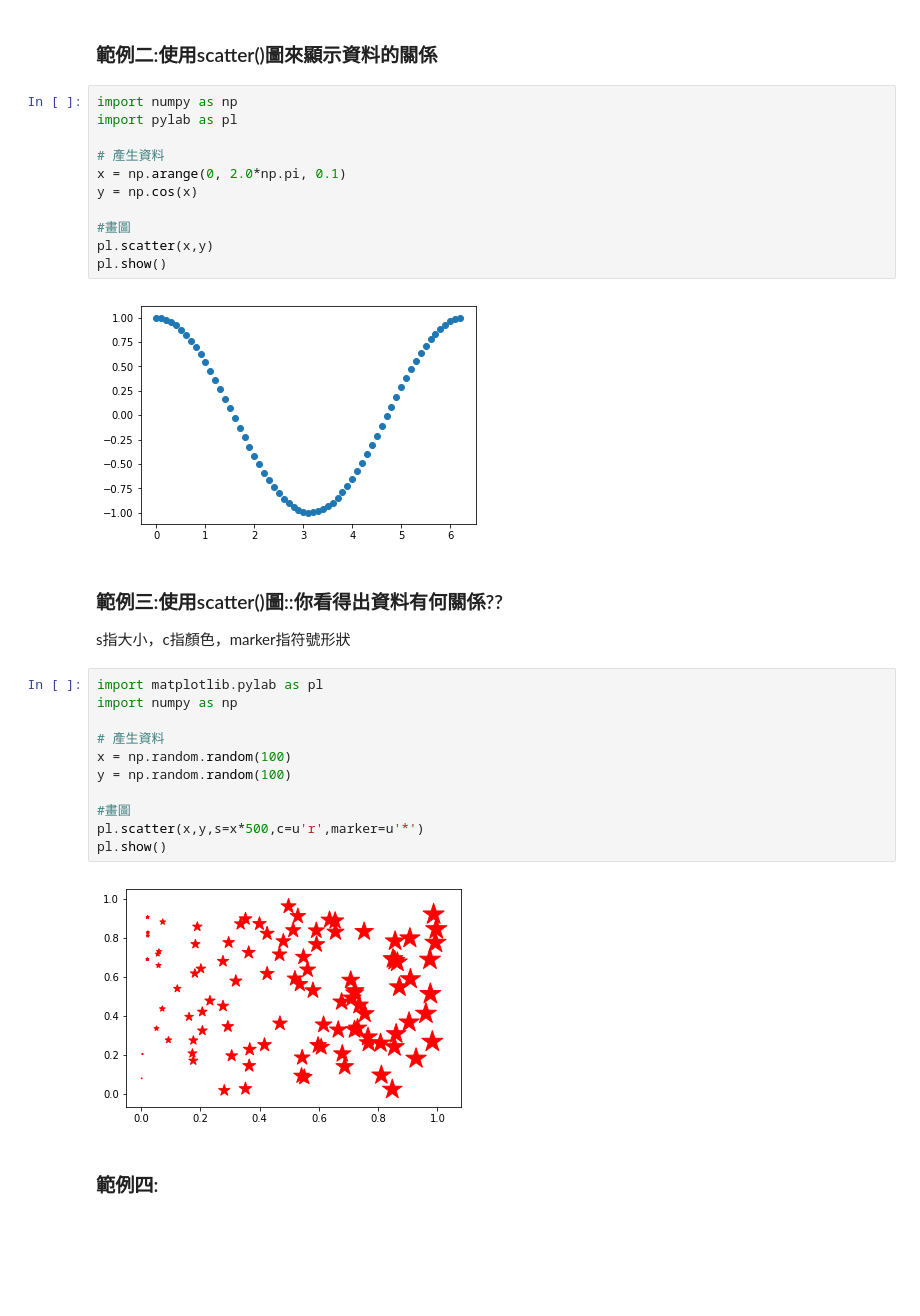
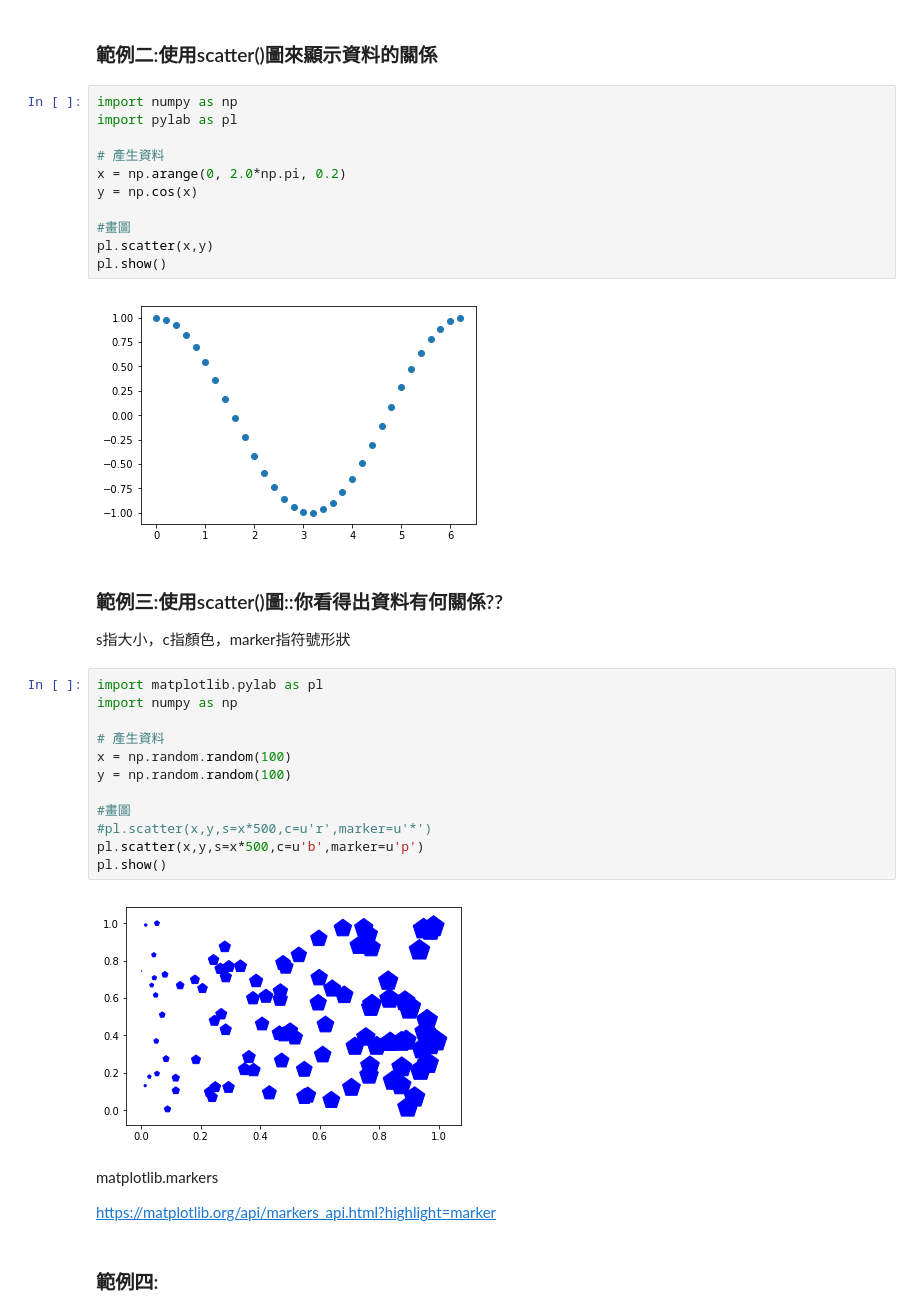
Before and after one commit to A050E108/AI4high, a Jupyter notebook: Matplotlib範例學習快速入門.ipynb, the cells around one changed output. Cells and saved outputs as stored; diff of their text form; blank space fills up the shorter version.

```diff
--- a/Matplotlib範例學習快速入門.ipynb
+++ b/Matplotlib範例學習快速入門.ipynb
@@ -47,14 +58,14 @@ import numpy as np
 import pylab as pl
 
 # 產生資料
-x = np.arange(0, 2.0*np.pi, 0.1)
+x = np.arange(0, 2.0*np.pi, 0.2)
 y = np.cos(x)
 
 #畫圖
 pl.scatter(x,y)
 pl.show()
 # %% [output]
-[figure, old version]
+[figure, new version]
 # %% [markdown]
 ### 範例三:使用scatter()圖::你看得出資料有何關係??
 
@@ -62,16 +73,21 @@ s指大小，c指顏色，marker指符號形狀
 # %%
 import matplotlib.pylab as pl
 import numpy as np
 
 # 產生資料
 x = np.random.random(100)
 y = np.random.random(100)
 
 #畫圖
-pl.scatter(x,y,s=x*500,c=u'r',marker=u'*')
+#pl.scatter(x,y,s=x*500,c=u'r',marker=u'*')
+pl.scatter(x,y,s=x*500,c=u'b',marker=u'p')
 pl.show()
 # %% [output]
-[figure, old version]
+[figure, new version]
+# %% [markdown]
+matplotlib.markers
+
+https://matplotlib.org/api/markers_api.html?highlight=marker
 # %% [markdown]
 ### 範例四:
 # %%
```
Also changed, not shown: parts of 12 cells of this notebook.
